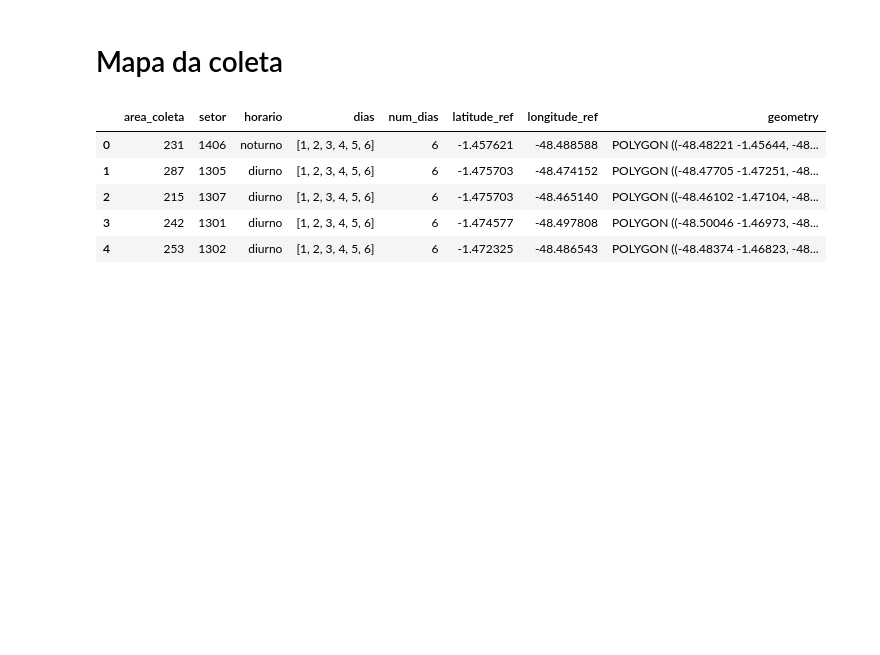
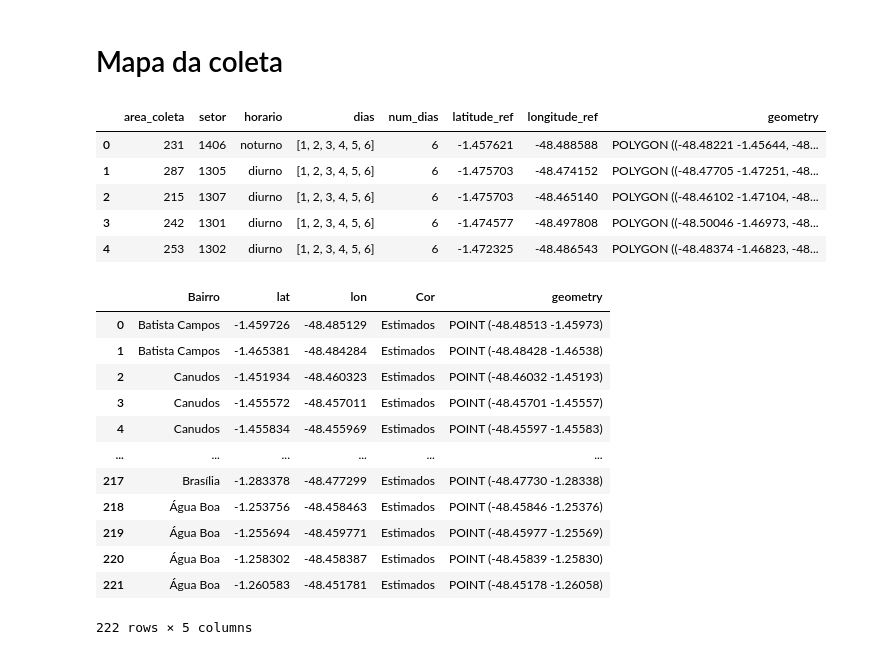
Before and after one commit to albertoakel/data_ambiental, a Jupyter notebook: notebook/Mapa_Setores_coleta_Folium.ipynb, the cells around one changed output. Cells and saved outputs as stored; diff of their text form; code cells hidden in the pictures; blank space fills up the shorter version.

```diff
--- a/notebook/Mapa_Setores_coleta_Folium.ipynb
+++ b/notebook/Mapa_Setores_coleta_Folium.ipynb
@@ -32,6 +32,26 @@ gdf.head(5)
 | 2 | 215 | 1307 | diurno | [1, 2, 3, 4, 5, 6] | 6 | -1.475703 | -48.465140 | POLYGON ((-48.46102 -1.47104, -48... |
 | 3 | 242 | 1301 | diurno | [1, 2, 3, 4, 5, 6] | 6 | -1.474577 | -48.497808 | POLYGON ((-48.50046 -1.46973, -48... |
 | 4 | 253 | 1302 | diurno | [1, 2, 3, 4, 5, 6] | 6 | -1.472325 | -48.486543 | POLYGON ((-48.48374 -1.46823, -48... |
+# %%
+# leitura dos pontos de descartes
+filename2="Pontos_descartes_ML.gpkg"
+path='/home/akel/PycharmProjects/Data_ambiental/data/process/'
+arquivo2 = os.path.join(path, filename2)
+gpd_p
+# %% [output]
+|  | Bairro | lat | lon | Cor | geometry |
+| 0 | Batista Campos | -1.459726 | -48.485129 | Estimados | POINT (-48.48513 -1.45973) |
+| 1 | Batista Campos | -1.465381 | -48.484284 | Estimados | POINT (-48.48428 -1.46538) |
+| 2 | Canudos | -1.451934 | -48.460323 | Estimados | POINT (-48.46032 -1.45193) |
+| 3 | Canudos | -1.455572 | -48.457011 | Estimados | POINT (-48.45701 -1.45557) |
+| 4 | Canudos | -1.455834 | -48.455969 | Estimados | POINT (-48.45597 -1.45583) |
+| ... | ... | ... | ... | ... | ... |
+| 217 | Brasília | -1.283378 | -48.477299 | Estimados | POINT (-48.47730 -1.28338) |
+| 218 | Água Boa | -1.253756 | -48.458463 | Estimados | POINT (-48.45846 -1.25376) |
+| 219 | Água Boa | -1.255694 | -48.459771 | Estimados | POINT (-48.45977 -1.25569) |
+| 220 | Água Boa | -1.258302 | -48.458387 | Estimados | POINT (-48.45839 -1.25830) |
+| 221 | Água Boa | -1.260583 | -48.451781 | Estimados | POINT (-48.45178 -1.26058) |
+222 rows × 5 columns
 # %%
 # leitura dos pontos de descartes
 filename2="Pontos_descartes_ML.gpkg"
```
Also changed, not shown: 5 other files.
